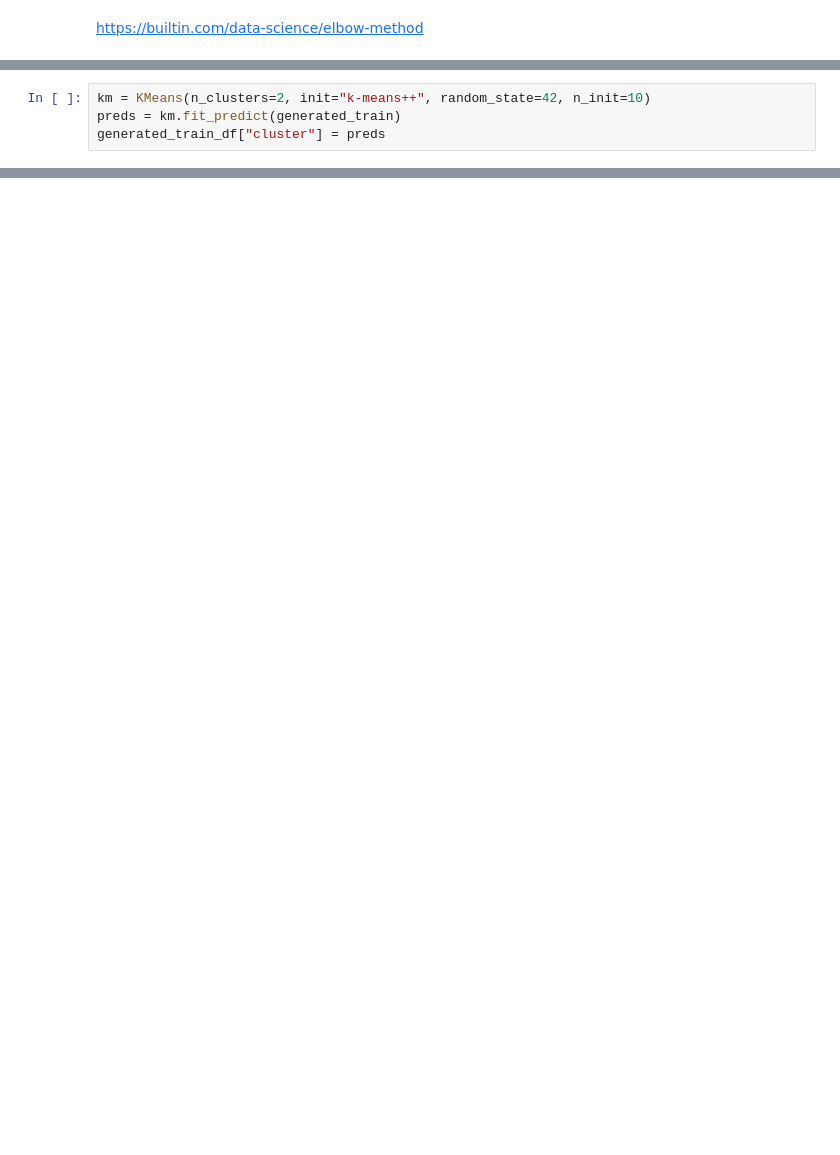
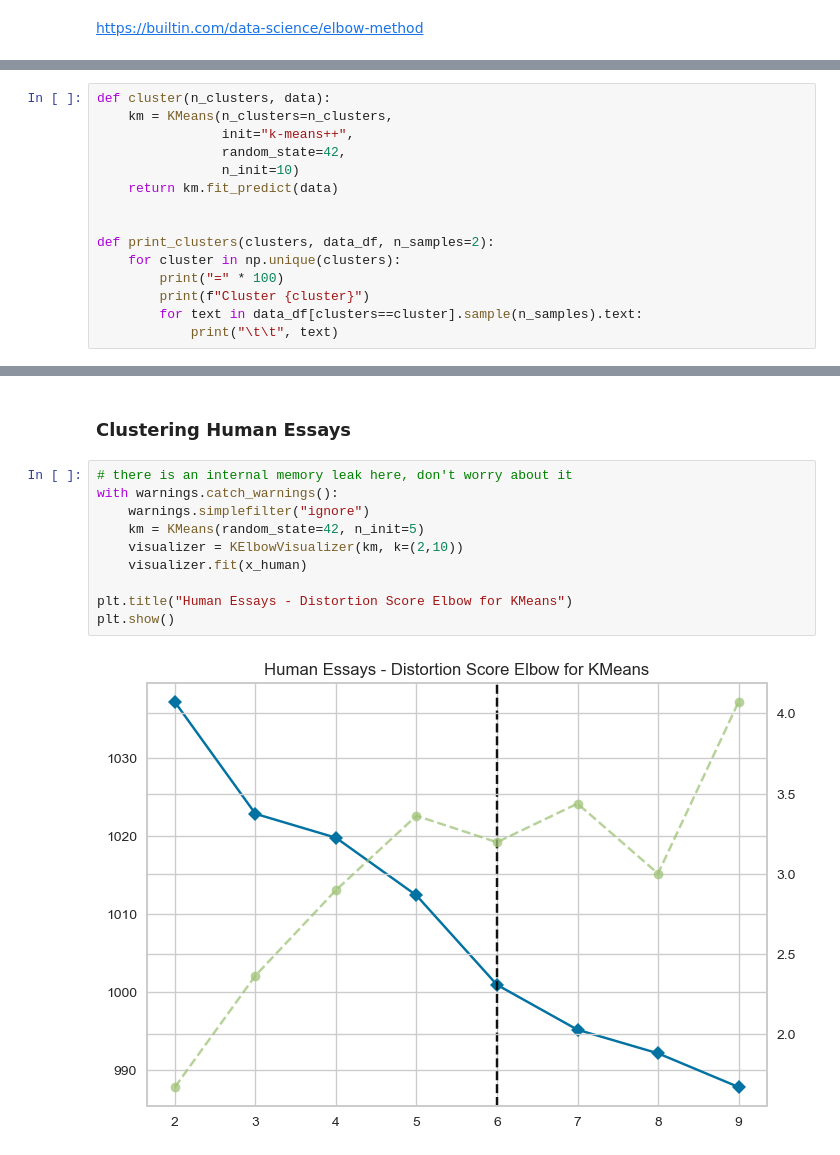
Before and after one commit to dimits-ts/practical_data_science, a Jupyter notebook: llm_detection/notebooks/llm_detection.ipynb, the cells around one changed output, grey strips where cells are left out. Saved outputs shown, nothing was run; the diff lists cells and outputs as text; blank space fills up the shorter version.

```diff
--- a/llm_detection/notebooks/llm_detection.ipynb
+++ b/llm_detection/notebooks/llm_detection.ipynb
@@ -842,4 +872,15 @@ fig.tight_layout(h_pad=3, w_pad=3)
 # %%
-km = KMeans(n_clusters=2, init="k-means++", random_state=42, n_init=10)
-preds = km.fit_predict(generated_train)
-generated_train_df["cluster"] = preds
+def cluster(n_clusters, data):
+    km = KMeans(n_clusters=n_clusters,
+                init="k-means++",
+                random_state=42,
+                n_init=10)
+    return km.fit_predict(data)
+
+
+def print_clusters(clusters, data_df, n_samples=2):
+    for cluster in np.unique(clusters):
+        print("=" * 100)
+        print(f"Cluster {cluster}")
+        for text in data_df[clusters==cluster].sample(n_samples).text:
+            print("\t\t", text)
@@ -873,0 +908,14 @@ Cluster 1
+# %% [markdown]
+### Clustering Human Essays
+# %%
+# there is an internal memory leak here, don't worry about it
+with warnings.catch_warnings():
+    warnings.simplefilter("ignore")
+    km = KMeans(random_state=42, n_init=5)
+    visualizer = KElbowVisualizer(km, k=(2,10))
+    visualizer.fit(x_human)
+
+plt.title("Human Essays - Distortion Score Elbow for KMeans")
+plt.show()
+# %% [output]
+[figure, added]
```
Also changed, not shown: parts of 20 cells of this notebook, 3 other files.
